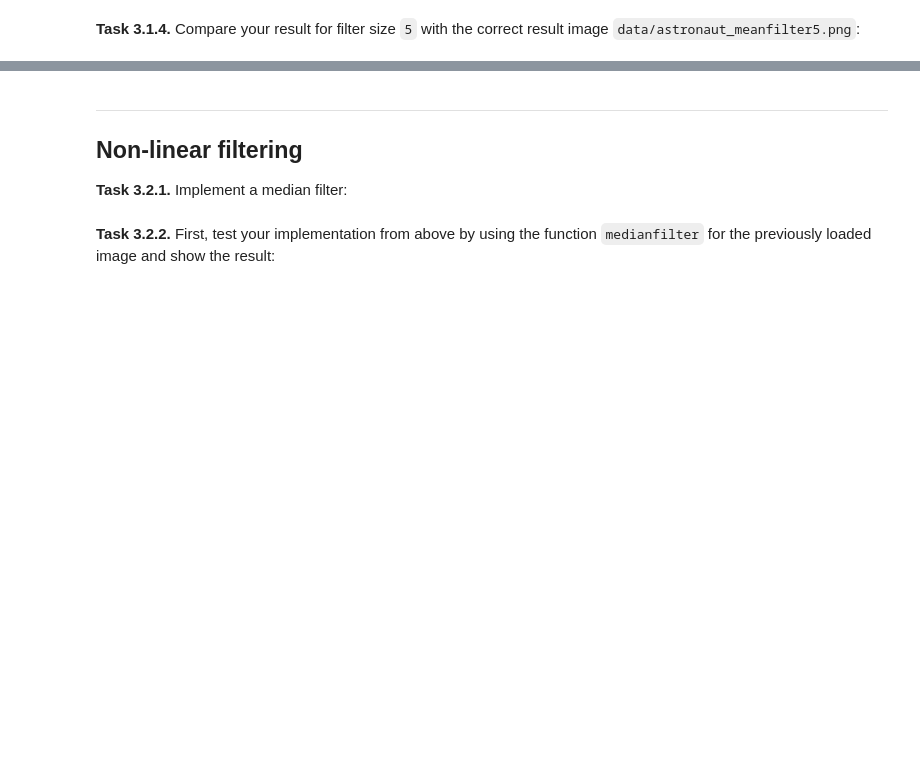
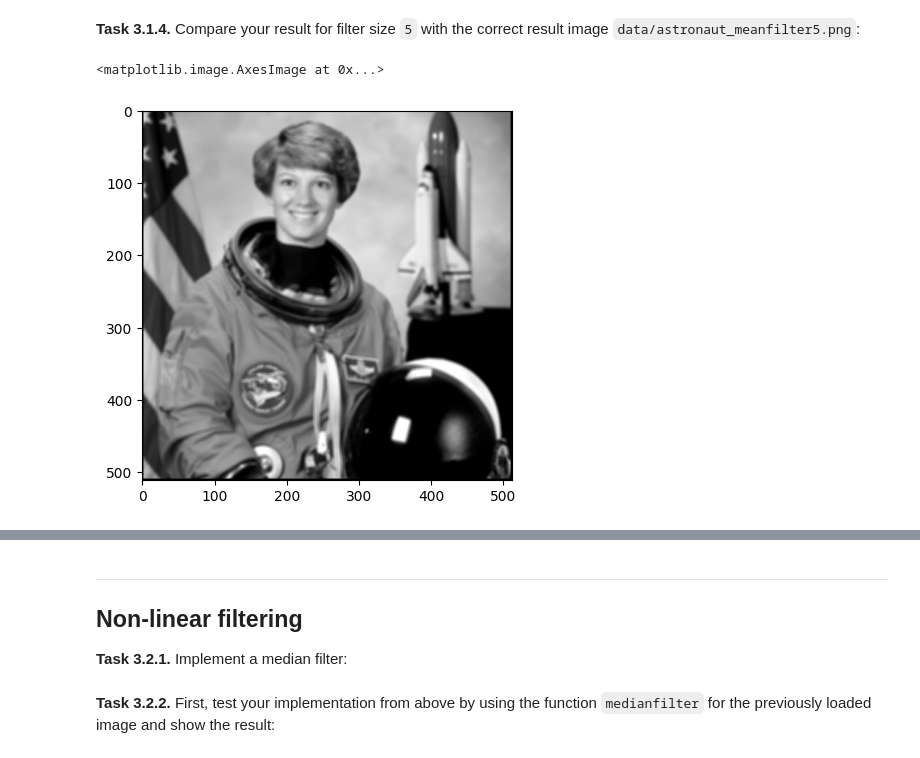
Before and after one commit to MichgibtEsnicht/mobi-fs3-python, a Jupyter notebook: task3.ipynb, the cells around one changed output, grey strips where cells are left out. Drawn from its saved outputs; the diff is of its cells as text; code cells hidden in the pictures; blank space fills up the shorter version.

```diff
--- a/task3.ipynb
+++ b/task3.ipynb
@@ -38,2 +48,8 @@ NameError: name 'np' is not defined
 # %% [markdown]
 **<a id="#">Task 3.1.4.</a>** Compare your result for filter size `5` with the correct result image `data/astronaut_meanfilter5.png`:
+# %%
+imgfilter5= meanfilter(img_in, 5)
+plt.imshow(imgfilter5, 'grey')
+# %% [output]
+<matplotlib.image.AxesImage at 0x...>
+[figure, added]
```
Also changed, not shown: parts of 6 cells of this notebook.
